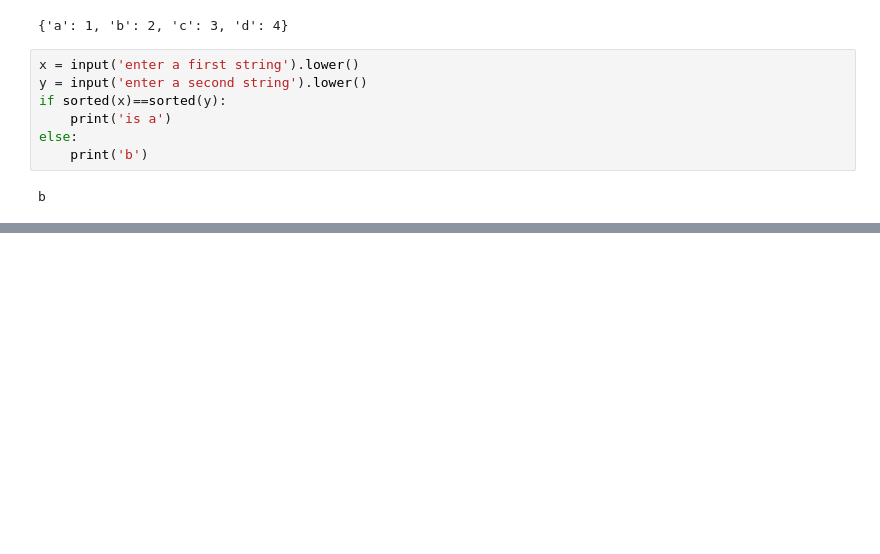
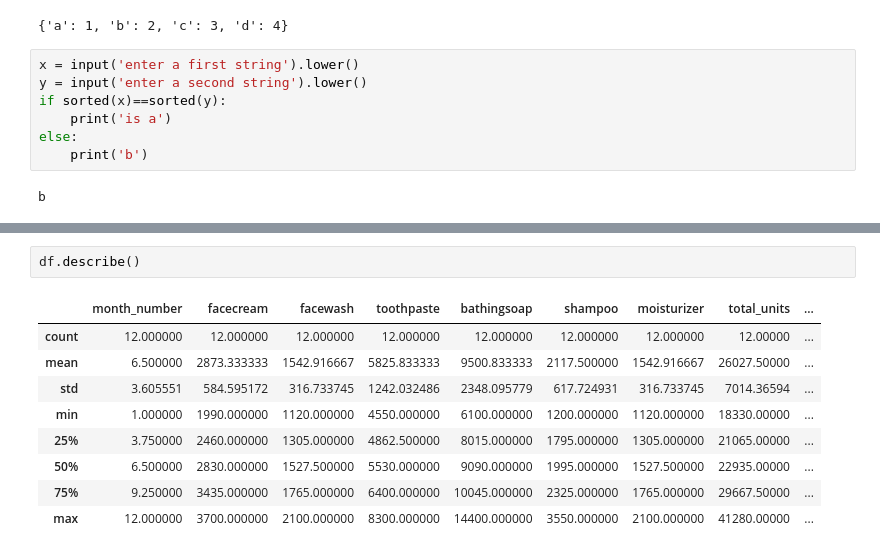
Before and after one commit to akshayy718/python-course, a Jupyter notebook: python/rough.ipynb, the cells around one changed output, grey strips where cells are left out. Saved outputs shown, nothing was run; the diff lists cells and outputs as text; blank space fills up the shorter version.

```diff
--- a/python/rough.ipynb
+++ b/python/rough.ipynb
@@ -658,0 +737,12 @@ b
+# %%
+df.describe()
+# %% [output]
+|  | month_number | facecream | facewash | toothpaste | bathingsoap | shampoo | moisturizer | total_units | ... |
+| count | 12.000000 | 12.000000 | 12.000000 | 12.000000 | 12.000000 | 12.000000 | 12.000000 | 12.00000 | ... |
+| mean | 6.500000 | 2873.333333 | 1542.916667 | 5825.833333 | 9500.833333 | 2117.500000 | 1542.916667 | 26027.50000 | ... |
+| std | 3.605551 | 584.595172 | 316.733745 | 1242.032486 | 2348.095779 | 617.724931 | 316.733745 | 7014.36594 | ... |
+| min | 1.000000 | 1990.000000 | 1120.000000 | 4550.000000 | 6100.000000 | 1200.000000 | 1120.000000 | 18330.00000 | ... |
+| 25% | 3.750000 | 2460.000000 | 1305.000000 | 4862.500000 | 8015.000000 | 1795.000000 | 1305.000000 | 21065.00000 | ... |
+| 50% | 6.500000 | 2830.000000 | 1527.500000 | 5530.000000 | 9090.000000 | 1995.000000 | 1527.500000 | 22935.00000 | ... |
+| 75% | 9.250000 | 3435.000000 | 1765.000000 | 6400.000000 | 10045.000000 | 2325.000000 | 1765.000000 | 29667.50000 | ... |
+| max | 12.000000 | 3700.000000 | 2100.000000 | 8300.000000 | 14400.000000 | 3550.000000 | 2100.000000 | 41280.00000 | ... |
```
Also changed, not shown: parts of 8 cells of this notebook, 10 other files.
